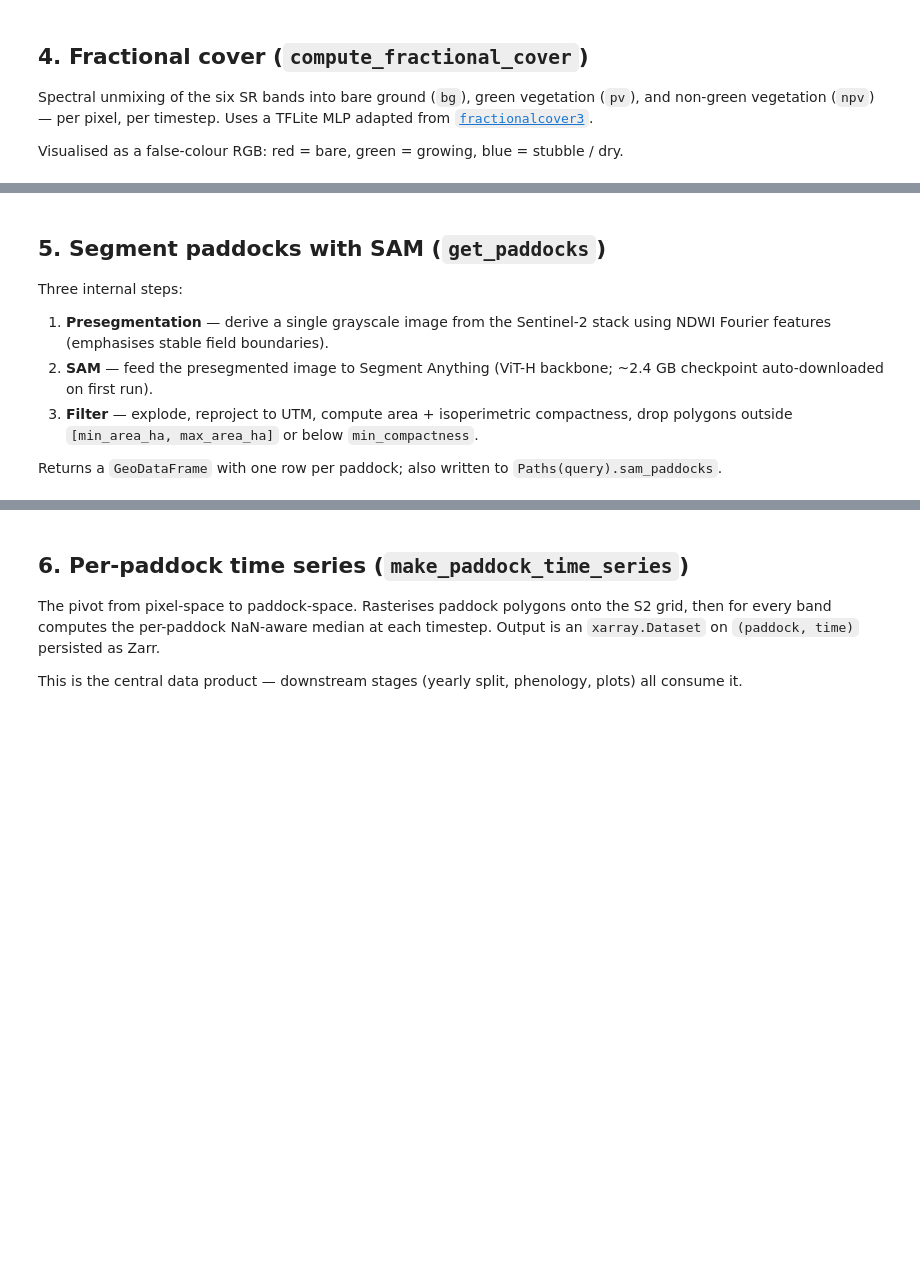
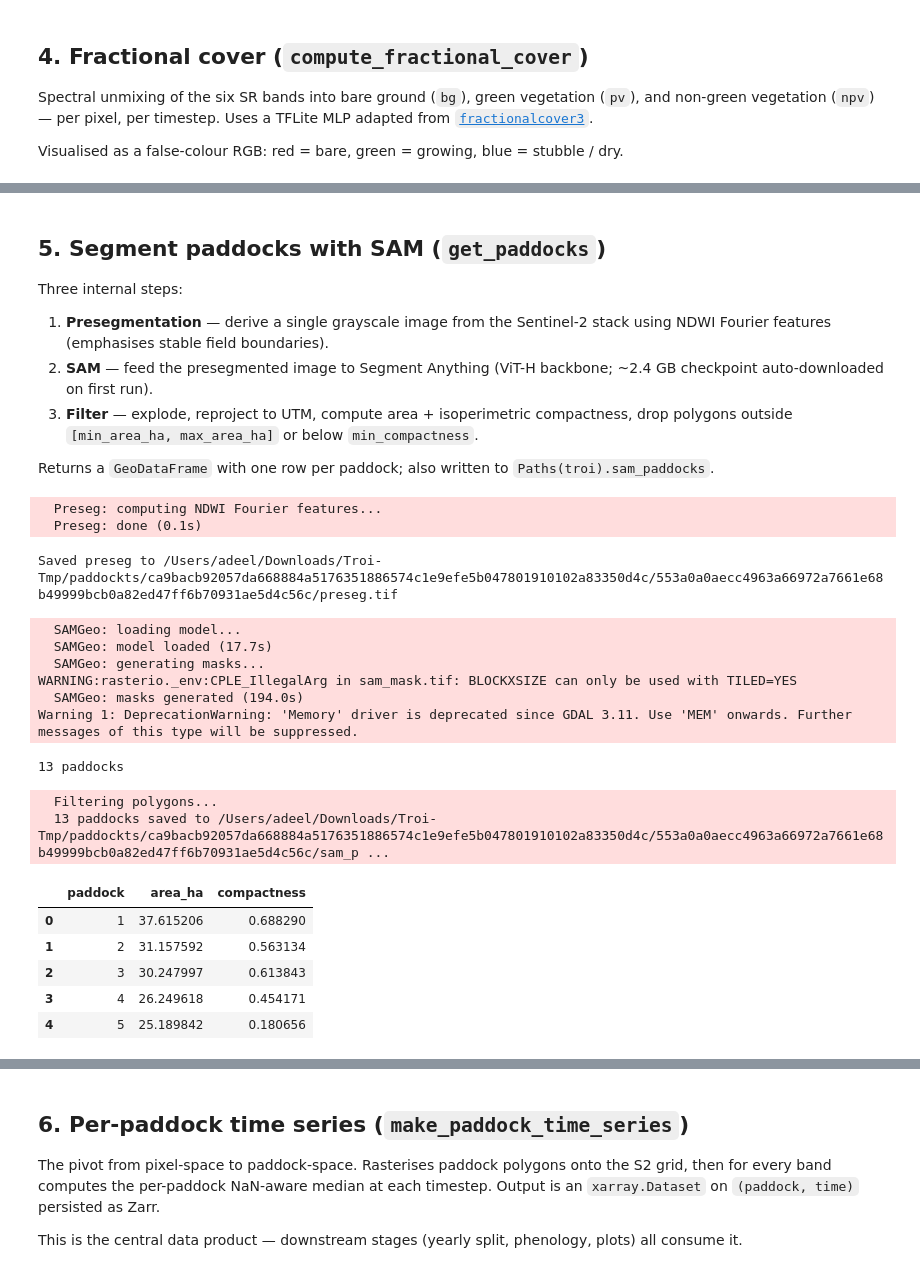
Before and after one commit to johnburley3000/paddocktimeseries, a Jupyter notebook: demo/02_pipeline_stages.ipynb, the cells around one changed output, grey strips where cells are left out. Drawn from its saved outputs; the diff is of its cells as text; code cells hidden in the pictures; blank space fills up the shorter version.

```diff
--- a/demo/02_pipeline_stages.ipynb
+++ b/demo/02_pipeline_stages.ipynb
@@ -97,13 +136,32 @@ Three internal steps:
 2. **SAM** — feed the presegmented image to Segment Anything (ViT-H backbone; ~2.4 GB checkpoint auto-downloaded on first run).
 3. **Filter** — explode, reproject to UTM, compute area + isoperimetric compactness, drop polygons outside `[min_area_ha, max_area_ha]` or below `min_compactness`.
 
-Returns a `GeoDataFrame` with one row per paddock; also written to `Paths(query).sam_paddocks`.
+Returns a `GeoDataFrame` with one row per paddock; also written to `Paths(troi).sam_paddocks`.
 # %%
 from PaddockTS.PaddockSegmentation.get_paddocks import get_paddocks
 
-paddocks = get_paddocks(query, ds_sentinel2=ds_clean)
+paddocks = get_paddocks(troi, ds_sentinel2=ds_clean)
 print(f"{len(paddocks)} paddocks")
 paddocks[["paddock", "area_ha", "compactness"]].head()
+# %% [output]
+  Preseg: computing NDWI Fourier features...
+  Preseg: done (0.1s)
+Saved preseg to /Users/adeel/Downloads/Troi-Tmp/paddockts/ca9bacb92057da668884a5176351886574c1e9efe5b047801910102a83350d4c/553a0a0aecc4963a66972a7661e68b49999bcb0a82ed47ff6b70931ae5d4c56c/preseg.tif
+  SAMGeo: loading model...
+  SAMGeo: model loaded (17.7s)
+  SAMGeo: generating masks...
+WARNING:rasterio._env:CPLE_IllegalArg in sam_mask.tif: BLOCKXSIZE can only be used with TILED=YES
+  SAMGeo: masks generated (194.0s)
+Warning 1: DeprecationWarning: 'Memory' driver is deprecated since GDAL 3.11. Use 'MEM' onwards. Further messages of this type will be suppressed.
+13 paddocks
+  Filtering polygons...
+  13 paddocks saved to /Users/adeel/Downloads/Troi-Tmp/paddockts/ca9bacb92057da668884a5176351886574c1e9efe5b047801910102a83350d4c/553a0a0aecc4963a66972a7661e68b49999bcb0a82ed47ff6b70931ae5d4c56c/sam_p ...
+|  | paddock | area_ha | compactness |
+| 0 | 1 | 37.615206 | 0.688290 |
+| 1 | 2 | 31.157592 | 0.563134 |
+| 2 | 3 | 30.247997 | 0.613843 |
+| 3 | 4 | 26.249618 | 0.454171 |
+| 4 | 5 | 25.189842 | 0.180656 |
 # %%
 # Overlay the polygons on the median NDVI to eyeball segmentation quality
 ndvi_med = ds.NDVI.median(dim="time")
```
Also changed, not shown: parts of 14 cells of this notebook, 2 other files.
